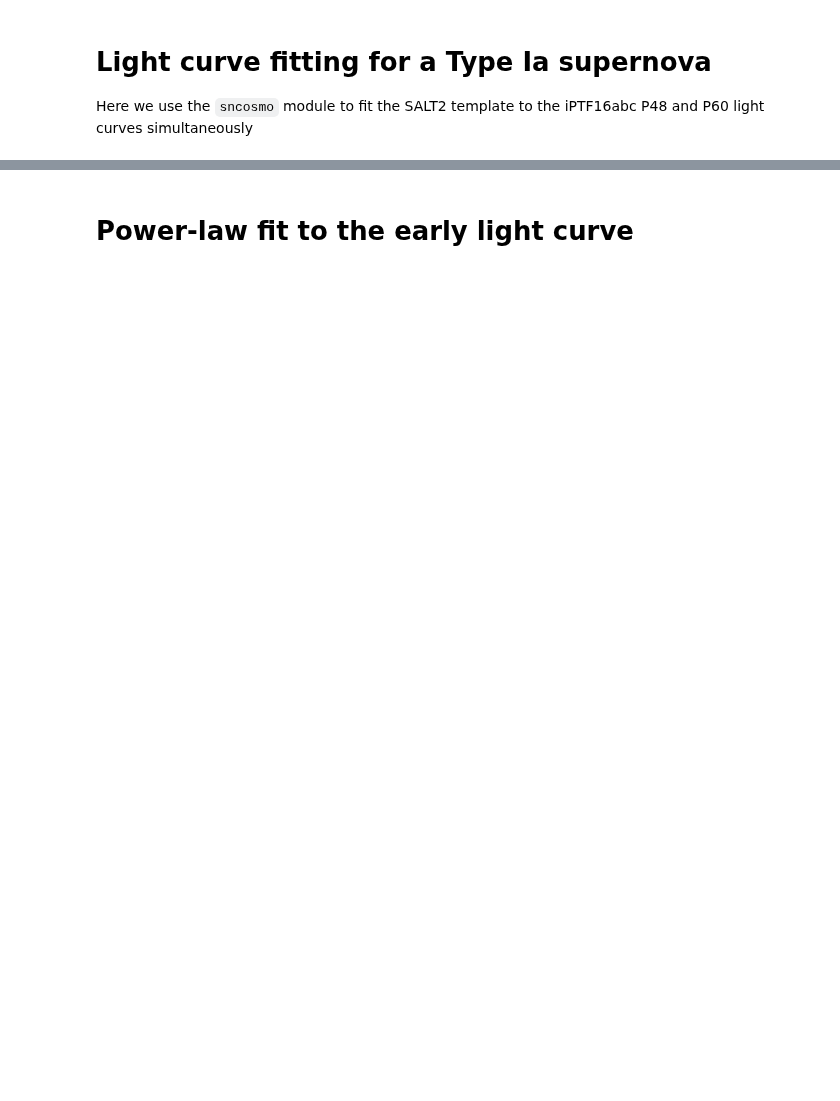
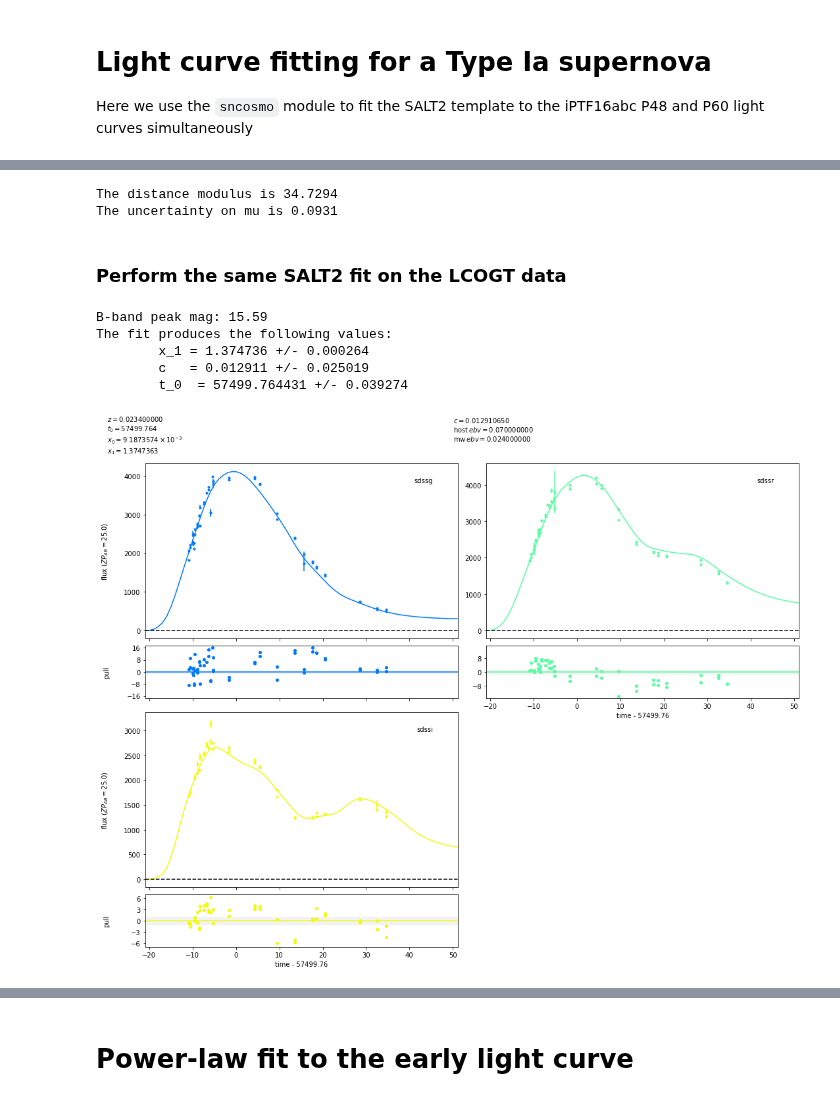
Before and after one commit to ycao-cit/iPTF16abc, a Jupyter notebook: data/LightCurveAnalysis.ipynb, the cells around one changed output, grey strips where cells are left out. Saved outputs shown, nothing was run; the diff lists cells and outputs as text; code cells hidden in the pictures; blank space fills up the shorter version.

```diff
--- a/data/LightCurveAnalysis.ipynb
+++ b/data/LightCurveAnalysis.ipynb
@@ -121,0 +150,20 @@ B-band peak mag: 14.40
+# %%
+# cosmology nuisance parameters
+alpha = 0.141
+alpha_err = 0.006
+beta = 3.101
+beta_err = 0.075
+M_B1 = -19.05
+M_B1_err = 0.02
+
+mu = m_Bast - (M_B1 - alpha*X_1 + beta*C)
+print("The distance modulus is {:.4f}".format(mu))
+
+mu_err = np.sqrt(M_B1_err**2 + X_1**2 * alpha_err**2 + alpha**2 * X_1_err**2 +
+                 beta**2 * C_err**2 + C**2 * beta_err**2)
+print("The uncertainty on mu is {:.4f}".format(mu_err))
+# %% [output]
+The distance modulus is 34.7294
+The uncertainty on mu is 0.0931
+# %% [markdown]
+### Perform the same SALT2 fit on the LCOGT data
@@ -121,0 +201,48 @@ B-band peak mag: 14.40
+# %%
+# sncosmo model
+dust = sncosmo.F99Dust()
+host_dust = sncosmo.F99Dust()
+model = sncosmo.Model(source="salt2",
+                      effects=[host_dust, dust],
+                      effect_names=["host", "mw"],
+                      effect_frames=["rest", "obs"])
+model.set(z=params["z"])
+
+model.set(t0=57598.)
+model.set(hostebv=0.07)
+model.set(mwebv=d.meta["mwebv"])
+
+fit_parameter_list = ["t0", "x0", "x1", "c"]
+
+res, fitted_model = sncosmo.fit_lc(d, model, fit_parameter_list,
+                                   bounds={"t0": (57490, 57510),
+                                           "x1": (-5, 5)},
+                                   guess_t0=False,
+                                   modelcov = True)
+
+fig = sncosmo.plot_lc(d, model=fitted_model, error=res.errors, xfigsize = 15)
+
+m_Bast = fitted_model.source_peakmag(sncosmo.get_bandpass("bessellb"), 'ab')
+
+print("B-band peak mag: {:5.2f}").format(m_Bast)
+
+X_1 = res['parameters'][3]
+X_1_err = res['errors']['x0']
+C = res['parameters'][4]
+C_err = res['errors']['c']
+t_0 = res['parameters'][1]
+t_0_err = res['errors']['t0']
+
+print("""The fit produces the following values:
+        x_1 = {:.6f} +/- {:.6f}
+        c   = {:.6f} +/- {:.6f}
+        t_0  = {:.6f} +/- {:.6f}
+
+    """.format(X_1, X_1_err, C, C_err, t_0, t_0_err))
+# %% [output]
+B-band peak mag: 15.59
+The fit produces the following values:
+        x_1 = 1.374736 +/- 0.000264
+        c   = 0.012911 +/- 0.025019
+        t_0  = 57499.764431 +/- 0.039274
+[figure, added]
```
Also changed, not shown: parts of 7 cells of this notebook.
